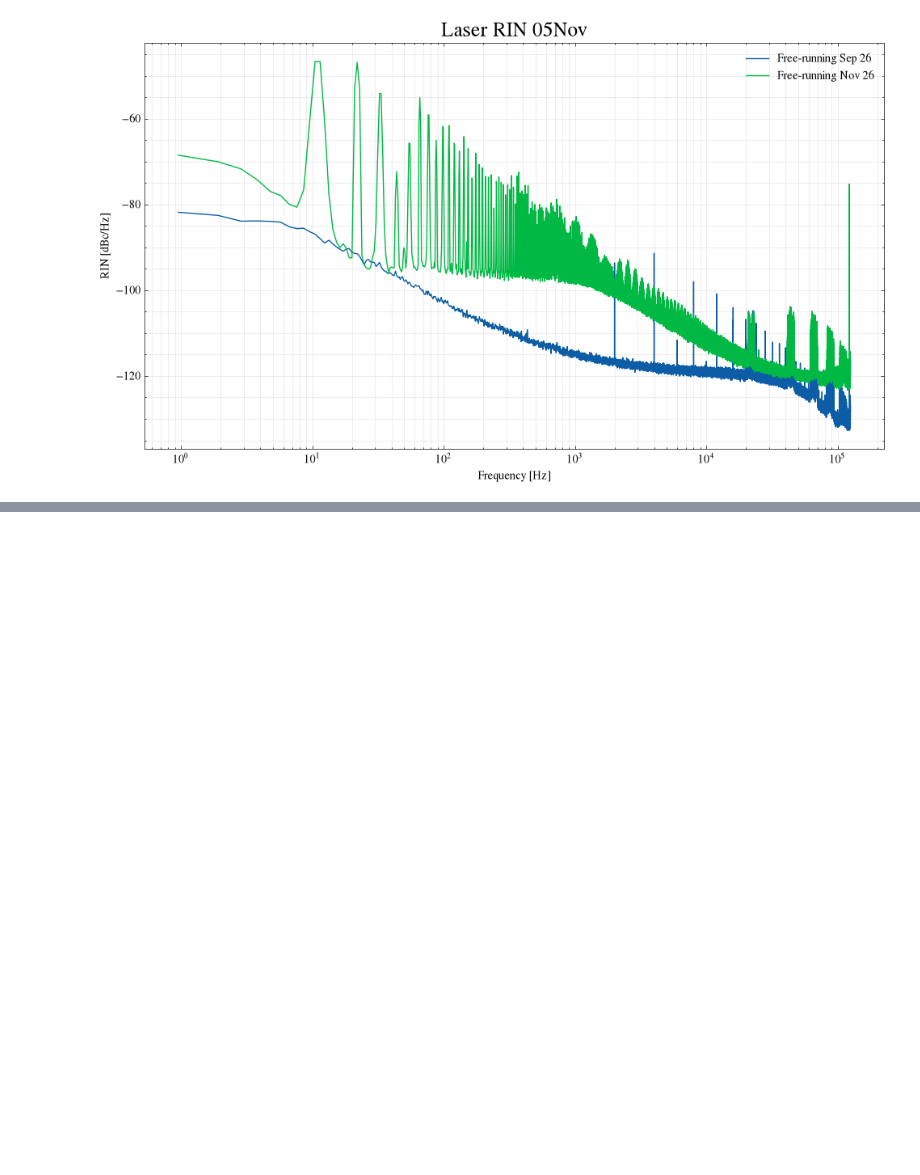
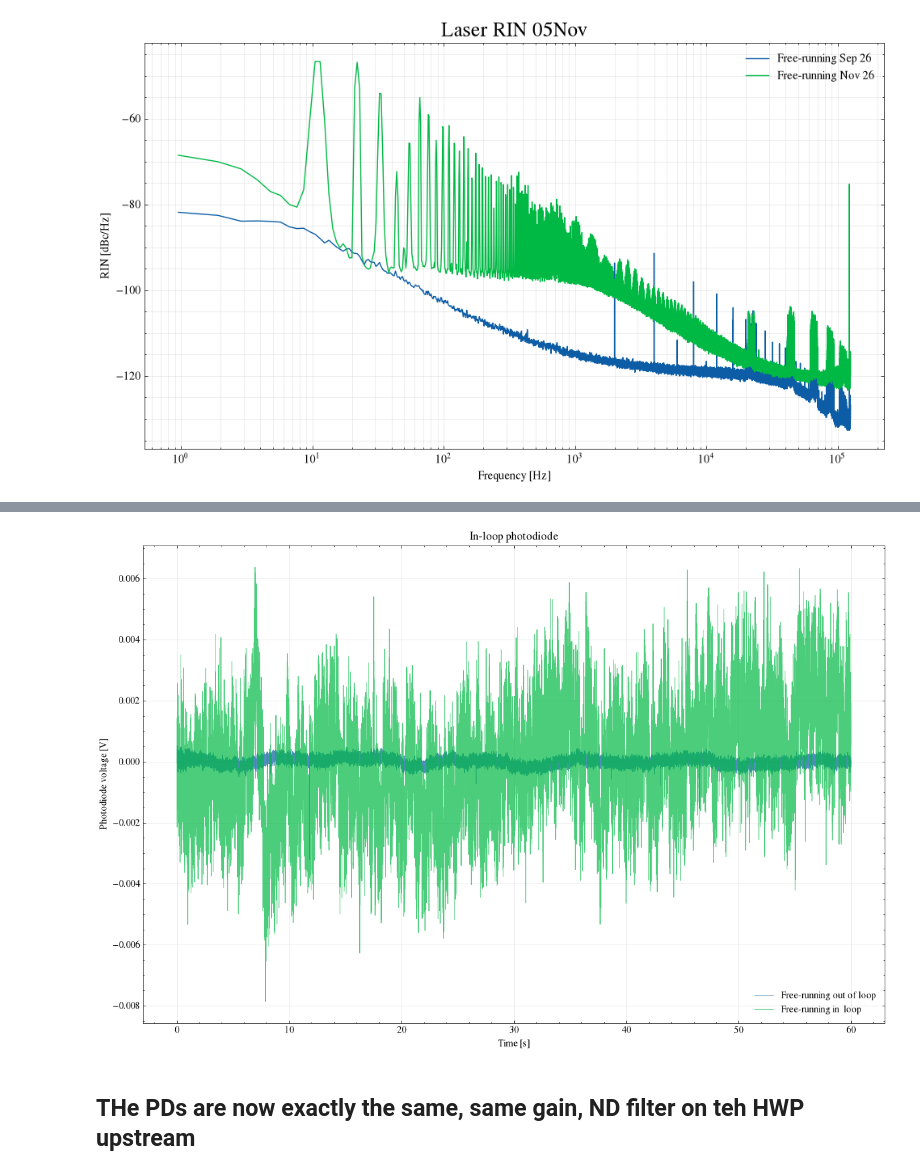
Before and after one commit to DrTheJazz26/Noise_budget, a Jupyter notebook: laser_RIN.ipynb, the cells around one changed output, grey strips where cells are left out. Cells and saved outputs as stored; diff of their text form; code cells hidden in the pictures; blank space fills up the shorter version.

```diff
--- a/laser_RIN.ipynb
+++ b/laser_RIN.ipynb
@@ -695,0 +1698,46 @@ Number of samples: 15000000
+# %%
+fig, axes = plt.subplots(
+
+    figsize=(12, 8)
+)
+
+
+
+
+time_free_running = np.arange(len(free_running)) / fs
+
+
+axes.plot(
+        time_free_running,
+        (voltage_free_running_out_of_loop-np.mean(voltage_free_running_out_of_loop))/np.mean(voltage_free_running_out_of_loop),
+        label="Free-running out of loop",
+        linewidth=0.6,
+        alpha=0.7,
+    )
+
+axes.plot(
+        time_free_running,
+        (voltage_free_running_in_loop-np.mean(voltage_free_running_in_loop))/np.mean(voltage_free_running_in_loop),
+        label="Free-running in  loop",
+        linewidth=0.6,
+        alpha=0.7,
+    )
+
+
+
+axes.set_title(title)
+axes.set_ylabel("Photodiode voltage [V]")
+axes.grid(True, alpha=0.3)
+axes.legend()
+
+axes.set_xlabel("Time [s]")
+
+# Uncomment to view only the first 5 seconds:
+# axes[1].set_xlim(0, 5)
+
+plt.tight_layout()
+plt.show()
+# %% [output]
+[figure, added]
+# %% [markdown]
+## THe PDs are now exactly the same, same gain, ND filter on teh HWP upstream
```
Also changed, not shown: parts of 14 cells of this notebook.
